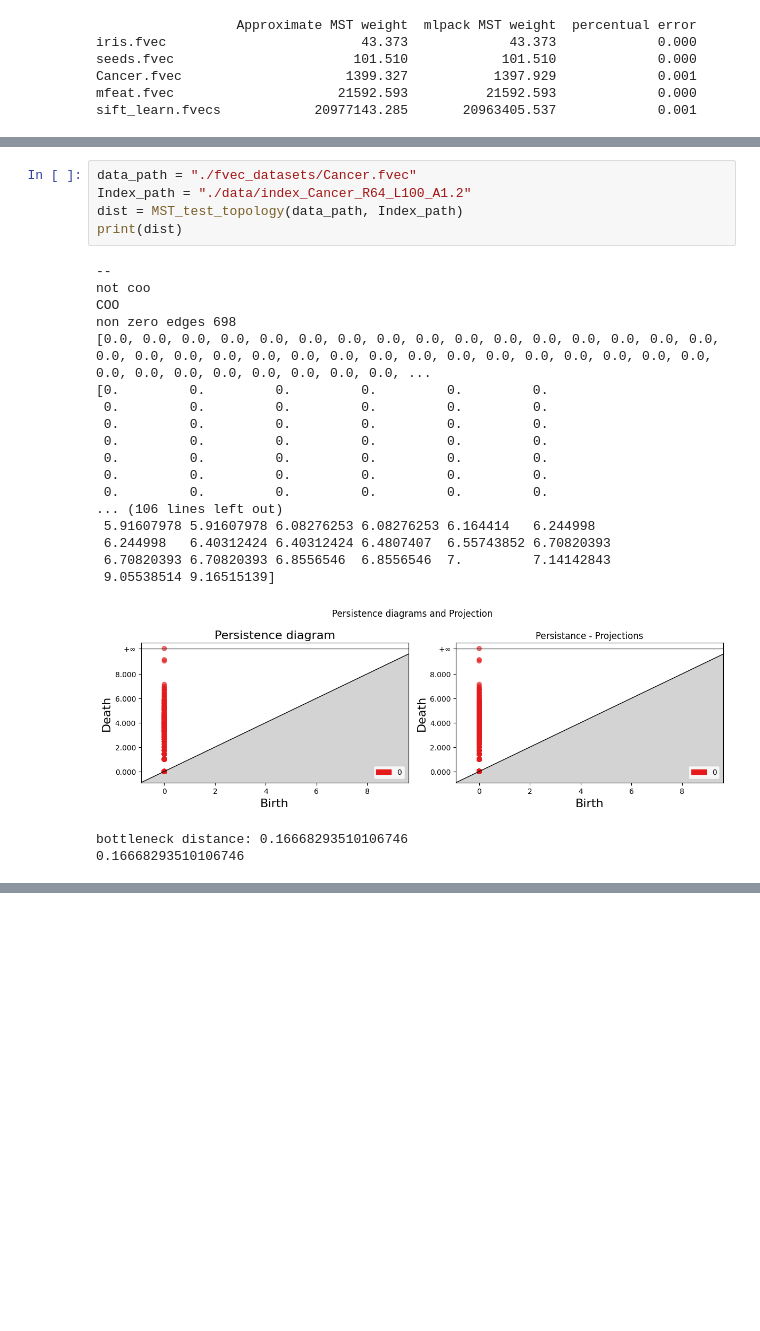
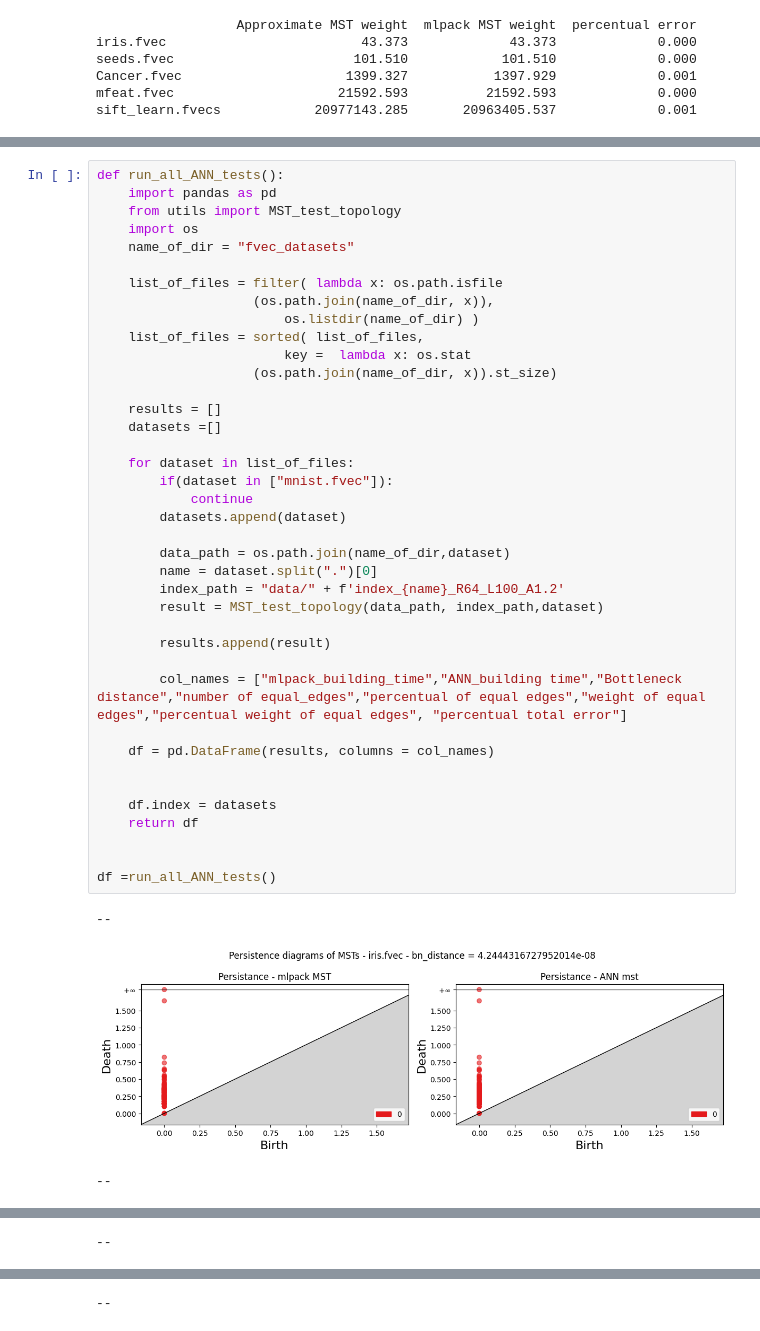
Before and after one commit to viguardieiro/TopoMap, a Jupyter notebook: Generate_MST_tests.ipynb, the cells around one changed output, grey strips where cells are left out. Drawn from its saved outputs; the diff is of its cells as text; blank space fills up the shorter version.

```diff
--- a/Generate_MST_tests.ipynb
+++ b/Generate_MST_tests.ipynb
@@ -727,26 +576,43 @@ def MST_test_topology(data_path, Index_path):
-# %%
-data_path = "./fvec_datasets/Cancer.fvec"
-Index_path = "./data/index_Cancer_R64_L100_A1.2"
-dist = MST_test_topology(data_path, Index_path)
-print(dist)
-# %% [output]
---
-not coo
-COO
-non zero edges 698
-[0.0, 0.0, 0.0, 0.0, 0.0, 0.0, 0.0, 0.0, 0.0, 0.0, 0.0, 0.0, 0.0, 0.0, 0.0, 0.0, 0.0, 0.0, 0.0, 0.0, 0.0, 0.0, 0.0, 0.0, 0.0, 0.0, 0.0, 0.0, 0.0, 0.0, 0.0, 0.0, 0.0, 0.0, 0.0, 0.0, 0.0, 0.0, 0.0, 0.0, ...
-[0.         0.         0.         0.         0.         0.
- 0.         0.         0.         0.         0.         0.
- 0.         0.         0.         0.         0.         0.
- 0.         0.         0.         0.         0.         0.
- 0.         0.         0.         0.         0.         0.
- 0.         0.         0.         0.         0.         0.
- 0.         0.         0.         0.         0.         0.
-... (106 lines left out)
- 5.91607978 5.91607978 6.08276253 6.08276253 6.164414   6.244998
- 6.244998   6.40312424 6.40312424 6.4807407  6.55743852 6.70820393
- 6.70820393 6.70820393 6.8556546  6.8556546  7.         7.14142843
- 9.05538514 9.16515139]
-[figure, removed]
-bottleneck distance: 0.16668293510106746
-0.16668293510106746
+# %%
+def run_all_ANN_tests():
+    import pandas as pd
+    from utils import MST_test_topology
+    import os
+    name_of_dir = "fvec_datasets"
+
+    list_of_files = filter( lambda x: os.path.isfile
+                    (os.path.join(name_of_dir, x)),
+                        os.listdir(name_of_dir) )
+    list_of_files = sorted( list_of_files,
+                        key =  lambda x: os.stat
+                    (os.path.join(name_of_dir, x)).st_size)
+
+    results = []
+    datasets =[]
+
+    for dataset in list_of_files:
+        if(dataset in ["mnist.fvec"]):
+            continue
+        datasets.append(dataset)
+
+        data_path = os.path.join(name_of_dir,dataset)
+        name = dataset.split(".")[0]
+        index_path = "data/" + f'index_{name}_R64_L100_A1.2'
+        result = MST_test_topology(data_path, index_path,dataset)
+
+        results.append(result)
+
+        col_names = ["mlpack_building_time","ANN_building time","Bottleneck distance","number of equal_edges","percentual of equal edges","weight of equal edges","percentual weight of equal edges", "percentual total error"]
+
+    df = pd.DataFrame(results, columns = col_names)
+
+
+    df.index = datasets
+    return df
+
+
+df =run_all_ANN_tests()
+# %% [output]
+--
+[figure, added]
+--
@@ -752,0 +620 @@ bottleneck distance: 0.16668293510106746
+--
@@ -752,0 +622 @@ bottleneck distance: 0.16668293510106746
+--
```
Also changed, not shown: parts of 9 cells of this notebook, 3 other files.
